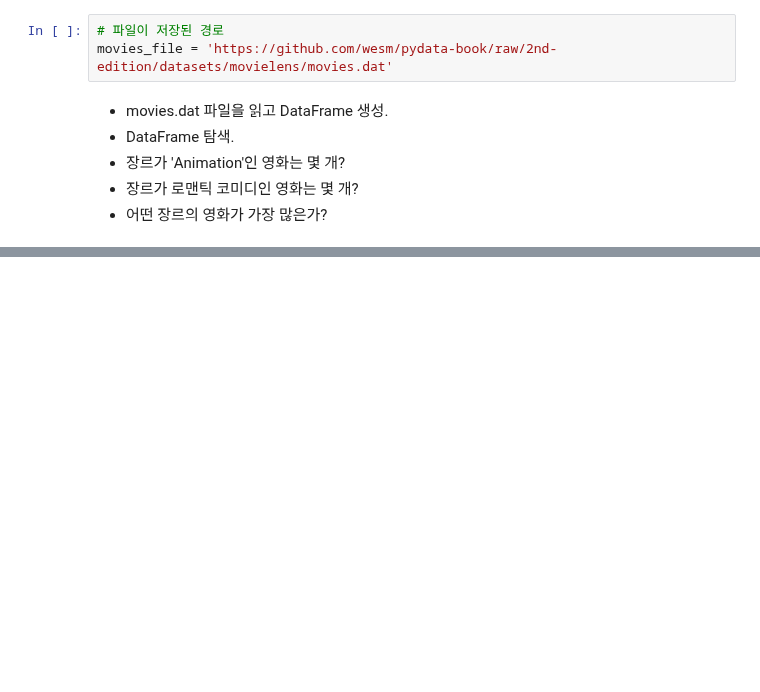
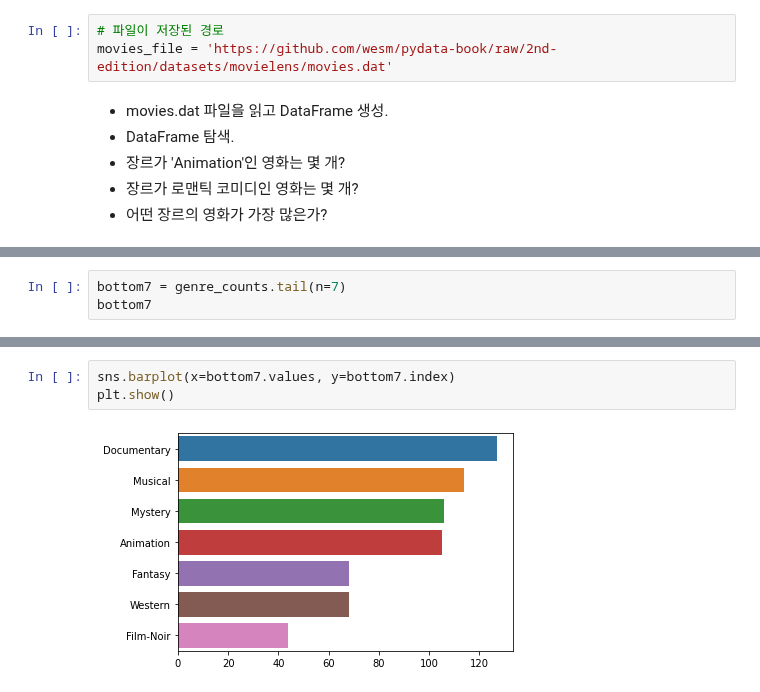
Before and after one commit to JakeOh/202110_itw_lab_python, a Jupyter notebook: py25_movielens.ipynb, the cells around one changed output, grey strips where cells are left out. Cells and saved outputs as stored; diff of their text form; blank space fills up the shorter version.

```diff
--- a/py25_movielens.ipynb
+++ b/py25_movielens.ipynb
@@ -16,0 +162,3 @@ movies_file = 'https://github.com/wesm/pydata-book/raw/2nd-edition/datasets/movi
+# %%
+bottom7 = genre_counts.tail(n=7)
+bottom7
@@ -16,0 +174,5 @@ movies_file = 'https://github.com/wesm/pydata-book/raw/2nd-edition/datasets/movi
+# %%
+sns.barplot(x=bottom7.values, y=bottom7.index)
+plt.show()
+# %% [output]
+[figure, added]
```
Also changed, not shown: parts of 18 cells of this notebook.
